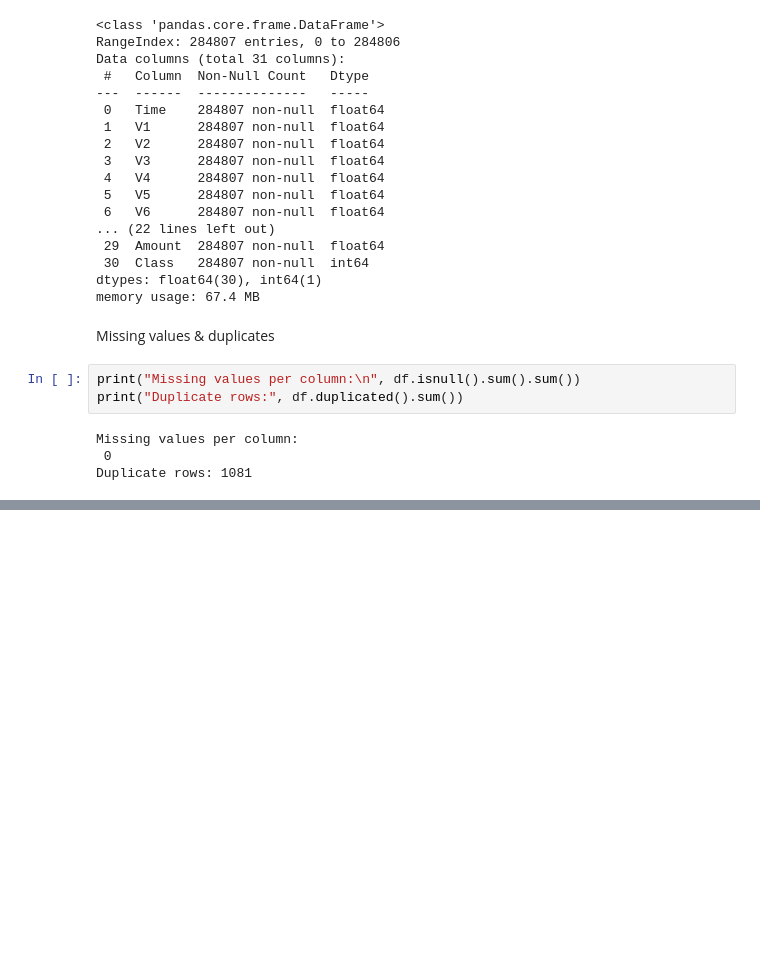
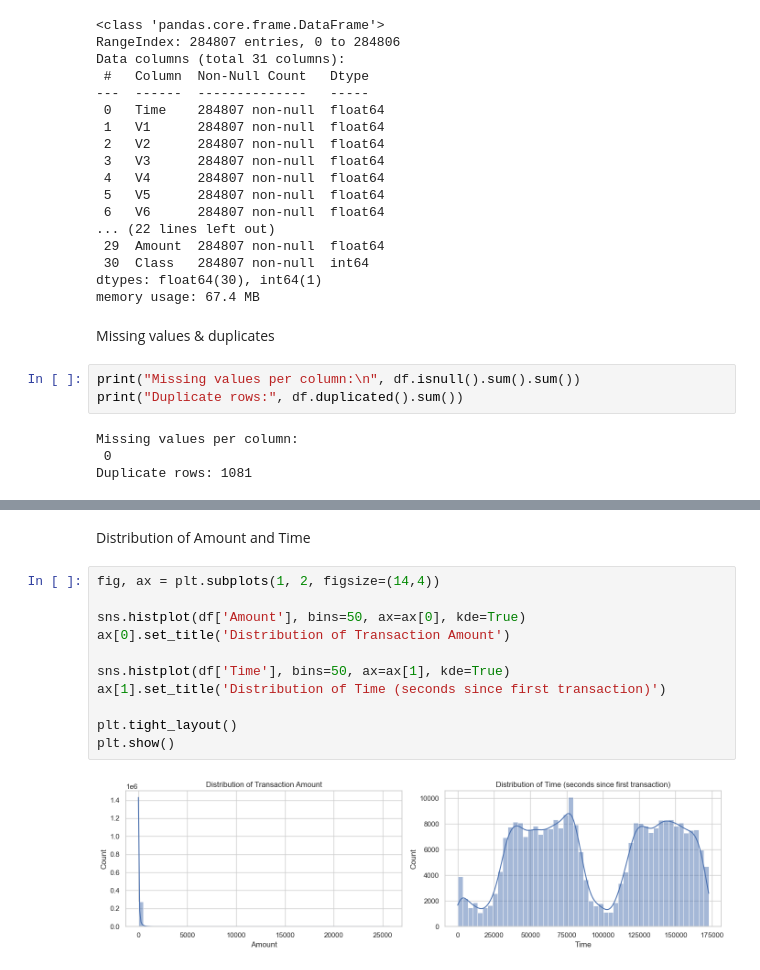
Before and after one commit to Emna-chebbi/logistic-regression-fraud-detection, a Jupyter notebook: logistic-regression-fraud-detection.ipynb, the cells around one changed output, grey strips where cells are left out. Drawn from its saved outputs; the diff is of its cells as text; blank space fills up the shorter version.

```diff
--- a/logistic-regression-fraud-detection.ipynb
+++ b/logistic-regression-fraud-detection.ipynb
@@ -72,0 +97,15 @@ df.head()
+# %% [markdown]
+Distribution of Amount and Time
+# %%
+fig, ax = plt.subplots(1, 2, figsize=(14,4))
+
+sns.histplot(df['Amount'], bins=50, ax=ax[0], kde=True)
+ax[0].set_title('Distribution of Transaction Amount')
+
+sns.histplot(df['Time'], bins=50, ax=ax[1], kde=True)
+ax[1].set_title('Distribution of Time (seconds since first transaction)')
+
+plt.tight_layout()
+plt.show()
+# %% [output]
+[figure, added]
```
Also changed, not shown: parts of 4 cells of this notebook.
